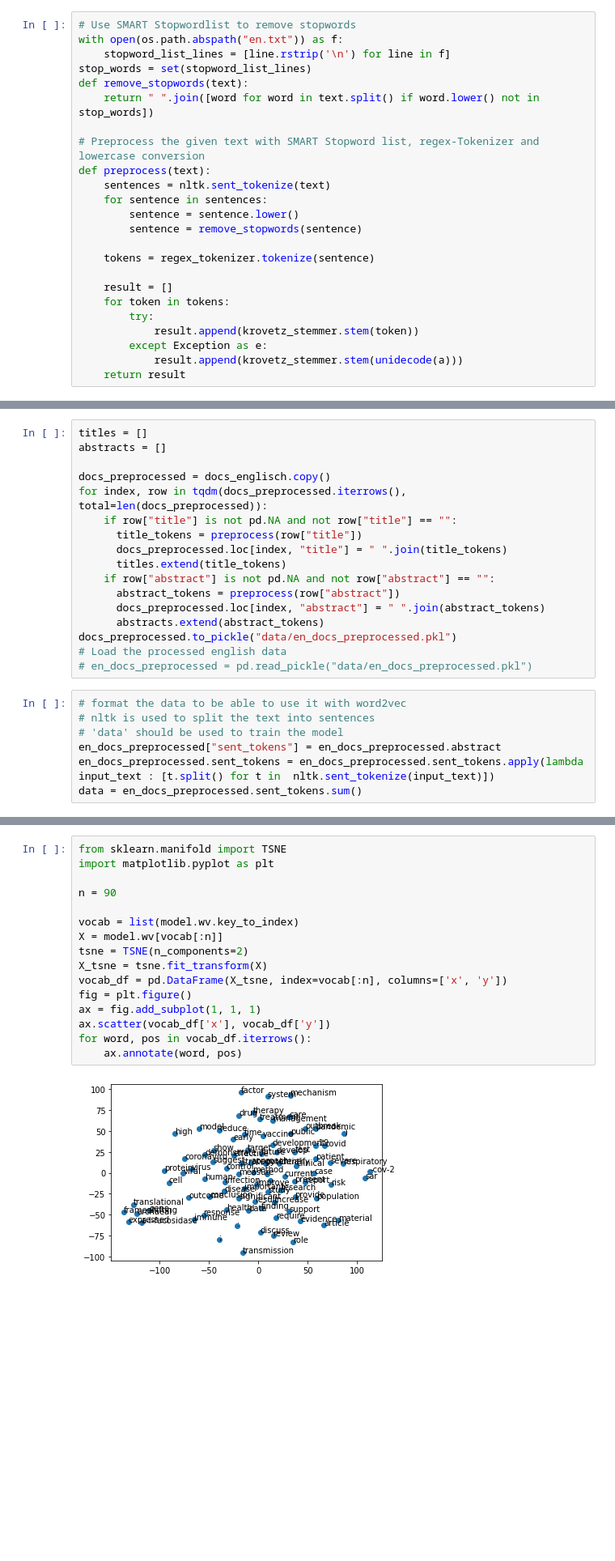
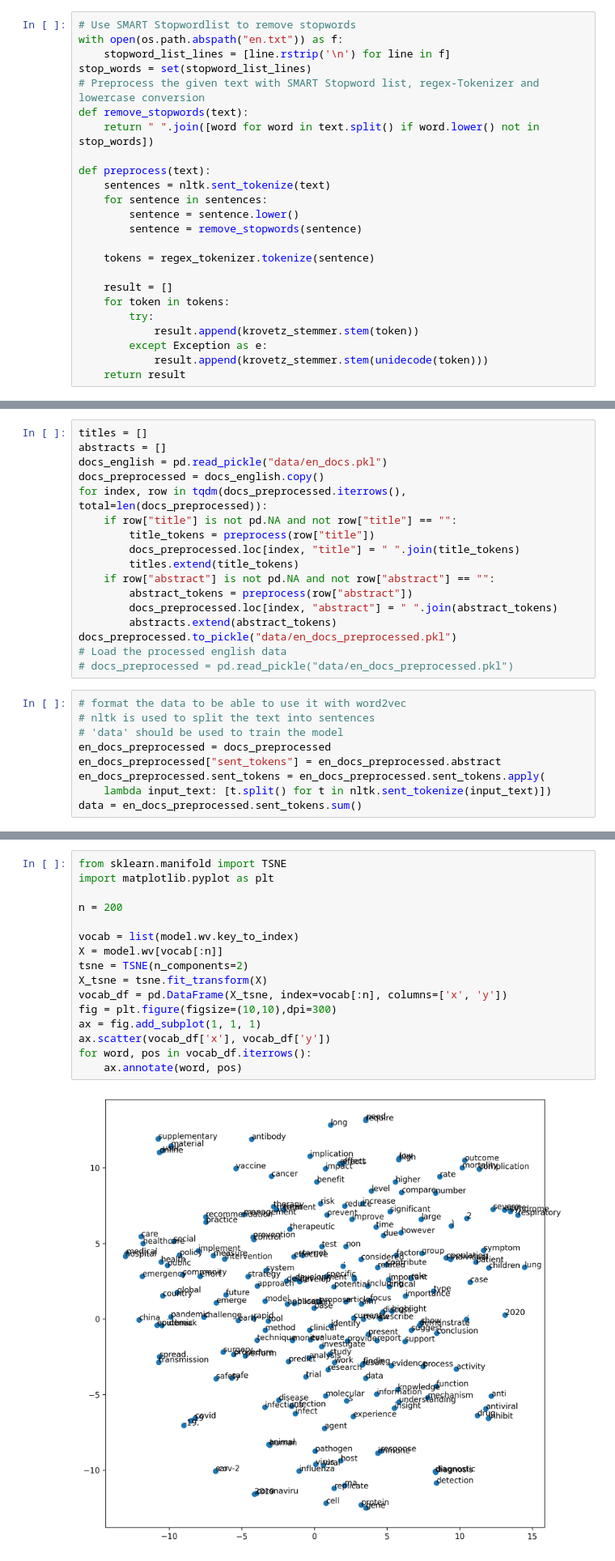
Before and after one commit to Trojan13/packgaabwir2022, a Jupyter notebook: approach.ipynb, the cells around one changed output, grey strips where cells are left out. Shown at 81% size. Saved outputs shown, nothing was run; the diff lists cells and outputs as text; blank space fills up the shorter version.

```diff
--- a/approach.ipynb
+++ b/approach.ipynb
@@ -108,10 +113,10 @@ dataset = pt.datasets.get_dataset('irds:cord19/trec-covid')
 with open(os.path.abspath("en.txt")) as f:
     stopword_list_lines = [line.rstrip('\n') for line in f]
 stop_words = set(stopword_list_lines)
+# Preprocess the given text with SMART Stopword list, regex-Tokenizer and lowercase conversion
 def remove_stopwords(text):
     return " ".join([word for word in text.split() if word.lower() not in stop_words])
 
-# Preprocess the given text with SMART Stopword list, regex-Tokenizer and lowercase conversion
 def preprocess(text):
     sentences = nltk.sent_tokenize(text)
     for sentence in sentences:
@@ -125,7 +130,7 @@ def preprocess(text):
         try:
             result.append(krovetz_stemmer.stem(token))
         except Exception as e:
-            result.append(krovetz_stemmer.stem(unidecode(a)))
+            result.append(krovetz_stemmer.stem(unidecode(token)))
     return result
 # %%
 docs = pd.DataFrame(dataset.get_corpus_iter())
@@ -183,26 +186,28 @@ Counter(languages).most_common(20)
 # %%
 titles = []
 abstracts = []
-
-docs_preprocessed = docs_englisch.copy()
+docs_english = pd.read_pickle("data/en_docs.pkl")
+docs_preprocessed = docs_english.copy()
 for index, row in tqdm(docs_preprocessed.iterrows(), total=len(docs_preprocessed)):
     if row["title"] is not pd.NA and not row["title"] == "":
-      title_tokens = preprocess(row["title"])
-      docs_preprocessed.loc[index, "title"] = " ".join(title_tokens)
-      titles.extend(title_tokens)
+        title_tokens = preprocess(row["title"])
+        docs_preprocessed.loc[index, "title"] = " ".join(title_tokens)
+        titles.extend(title_tokens)
     if row["abstract"] is not pd.NA and not row["abstract"] == "":
-      abstract_tokens = preprocess(row["abstract"])
-      docs_preprocessed.loc[index, "abstract"] = " ".join(abstract_tokens)
-      abstracts.extend(abstract_tokens)
+        abstract_tokens = preprocess(row["abstract"])
+        docs_preprocessed.loc[index, "abstract"] = " ".join(abstract_tokens)
+        abstracts.extend(abstract_tokens)
 docs_preprocessed.to_pickle("data/en_docs_preprocessed.pkl")
 # Load the processed english data
-# en_docs_preprocessed = pd.read_pickle("data/en_docs_preprocessed.pkl")
+# docs_preprocessed = pd.read_pickle("data/en_docs_preprocessed.pkl")
 # %%
 # format the data to be able to use it with word2vec
 # nltk is used to split the text into sentences
 # 'data' should be used to train the model
+en_docs_preprocessed = docs_preprocessed
 en_docs_preprocessed["sent_tokens"] = en_docs_preprocessed.abstract
-en_docs_preprocessed.sent_tokens = en_docs_preprocessed.sent_tokens.apply(lambda input_text : [t.split() for t in  nltk.sent_tokenize(input_text)])
+en_docs_preprocessed.sent_tokens = en_docs_preprocessed.sent_tokens.apply(
+    lambda input_text: [t.split() for t in nltk.sent_tokenize(input_text)])
 data = en_docs_preprocessed.sent_tokens.sum()
 # %%
 # Train the word2vec model
@@ -240,18 +242,18 @@ model.wv.key_to_index
 # %%
 from sklearn.manifold import TSNE
 import matplotlib.pyplot as plt
 
-n = 90
+n = 200
 
 vocab = list(model.wv.key_to_index)
 X = model.wv[vocab[:n]]
 tsne = TSNE(n_components=2)
 X_tsne = tsne.fit_transform(X)
 vocab_df = pd.DataFrame(X_tsne, index=vocab[:n], columns=['x', 'y'])
-fig = plt.figure()
+fig = plt.figure(figsize=(10,10),dpi=300)
 ax = fig.add_subplot(1, 1, 1)
 ax.scatter(vocab_df['x'], vocab_df['y'])
 for word, pos in vocab_df.iterrows():
     ax.annotate(word, pos)
 # %% [output]
-[figure, old version]
+[figure, new version]
```
Also changed, not shown: parts of 12 cells of this notebook, 3 other files.
